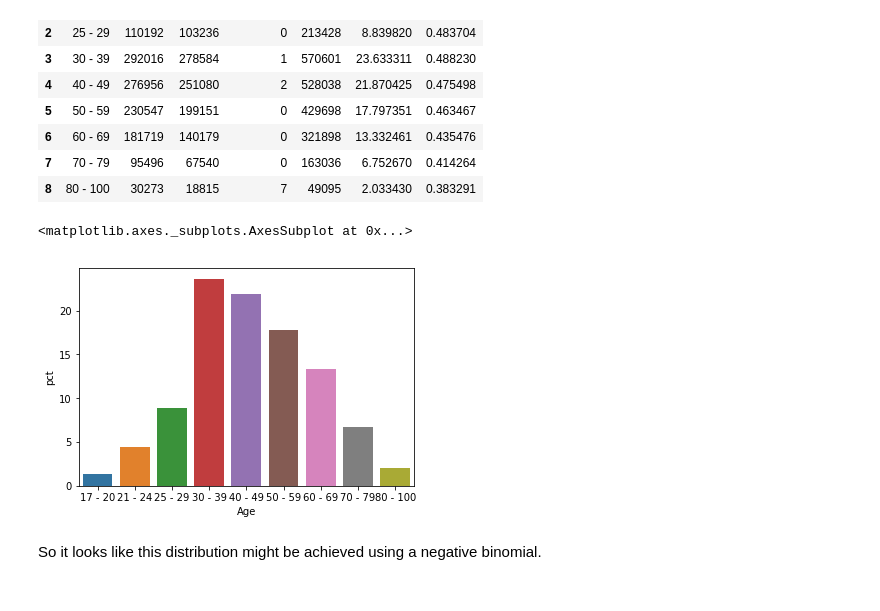
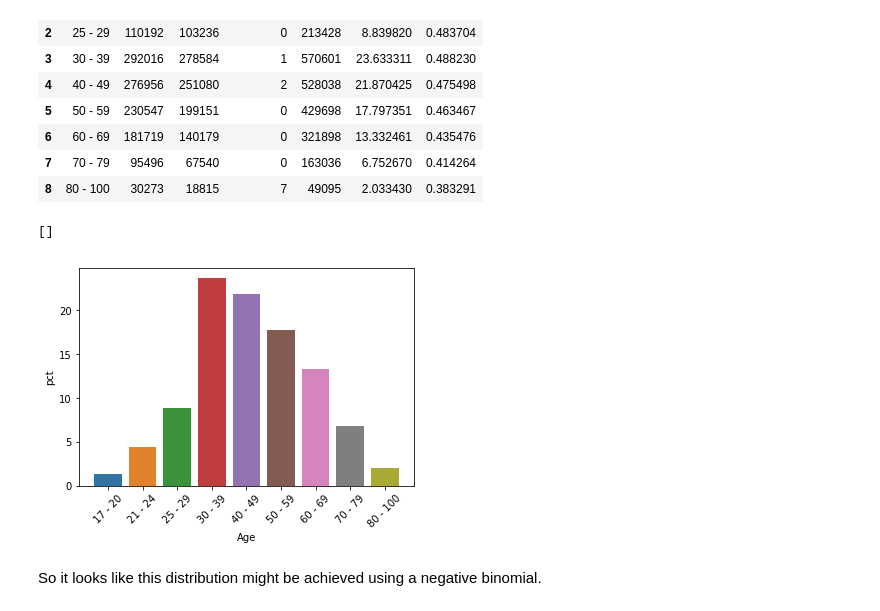
Before and after one commit to G00364778/52465_project, a Jupyter notebook: creating_a_realistic_fictional_dataset.ipynb, the cells around one changed output. Drawn from its saved outputs; the diff is of its cells as text; code cells hidden in the pictures.

Commit message:
review intoruction, add comments to code sections, expand discussions, amend image and data url's to point to git instead.

```diff
--- a/creating_a_realistic_fictional_dataset.ipynb
+++ b/creating_a_realistic_fictional_dataset.ipynb
@@ -340,11 +311,12 @@ Then we need to see if we can infer drive styles from this data somehow.
 # %% [markdown]
 ### Drivers by age
 # %%
-d=pd.read_csv('data\P-TRANOM2013_2.5.csv')
-d['pct']=d['Total']/sum(d['Total'])*100
-d['ratio']=d['Female']/(d['Male']+d['Female'])
+driver_type_url='https://github.com/G00364778/52465_project/raw/master/data/P-TRANOM2013_2.5.csv' # git url for driver list
+d=pd.read_csv(driver_type_url)                              # read the git csv file ito a dataframe d
+d['pct']=d['Total']/sum(d['Total'])*100                     # add a percentage column
+d['ratio']=d['Female']/(d['Male']+d['Female'])              # and calculate the male/female age ration
 #list(d['Age'])
-d
+d                                                           # display the list and calculations
 # %% [output]
 |  | Age | Male | Female | Unknown | Total | pct | ratio |
 | 0 | 17 - 20 | 19498 | 12136 | 0 | 31634 | 1.310226 | 0.383638 |
@@ -357,16 +329,19 @@ d
 | 7 | 70 - 79 | 95496 | 67540 | 0 | 163036 | 6.752670 | 0.414264 |
 | 8 | 80 - 100 | 30273 | 18815 | 7 | 49095 | 2.033430 | 0.383291 |
 # %%
-import warnings
+import warnings                                                 # add the code to suppress seaborn future warnings
 warnings.simplefilter(action='ignore', category=FutureWarning)
-import seaborn as sns
-import matplotlib.pyplot as pl
+import seaborn as sns                                           # import seaborn libabry for plotting
+import matplotlib.pyplot as pl                                  # import matplotlib for controlling plots
 %matplotlib inline
 
-sns.barplot('Age','pct',data=d)
+barplot=sns.barplot('Age','pct',data=d, orient=90)              # generate a bar plot by age distribution
+for item in barplot.get_xticklabels():                          # orientate the labels for clear readability
+    item.set_rotation(45)
+pl.plot()                                                       # show the plots
 # %% [output]
-<matplotlib.axes._subplots.AxesSubplot at 0x...>
+[]
-[figure, old version]
+[figure, new version]
 # %% [markdown]
 So it looks like this distribution might be achieved using a negative binomial.
 # %%
```
Also changed, not shown: parts of 50 cells of this notebook, 1 other file.
